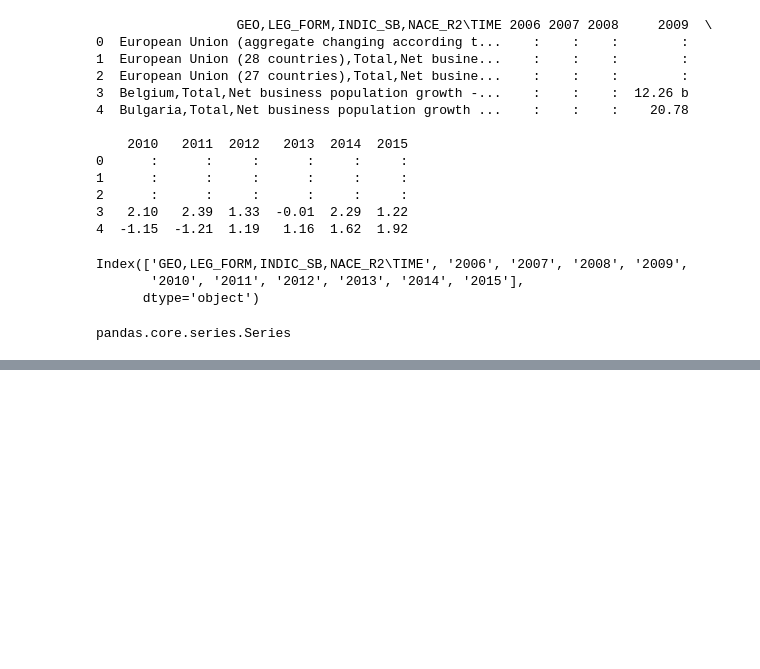
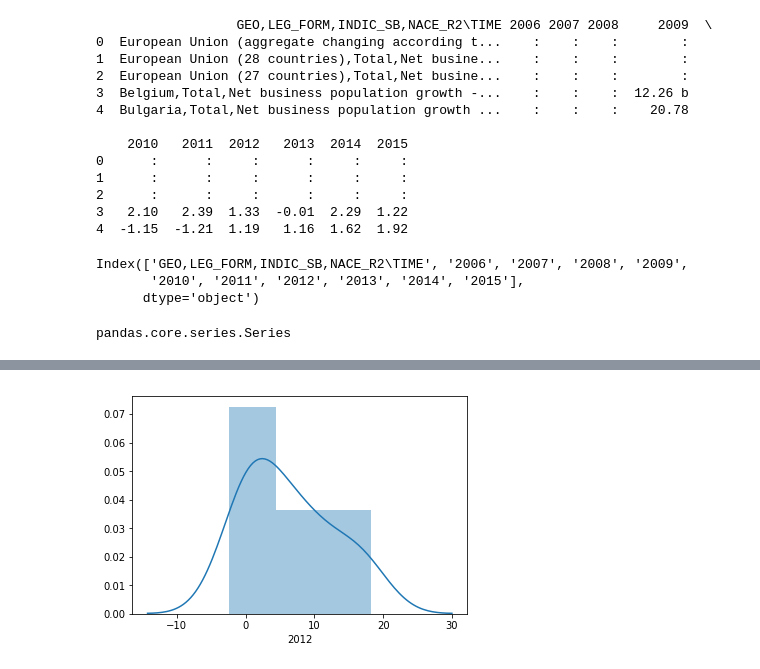
Before and after one commit to chasenberg/data_science, a Jupyter notebook: notebooks/explorer.ipynb, the cells around one changed output, grey strips where cells are left out. Drawn from its saved outputs; the diff is of its cells as text; code cells hidden in the pictures; blank space fills up the shorter version.

Commit message:
data wrangling done

```diff
--- a/notebooks/explorer.ipynb
+++ b/notebooks/explorer.ipynb
@@ -80,4 +74,5 @@ for column in df_germany.columns:
     df_germany[column].apply(lambda x: x.split(' ')[0].replace('e', ''))
 # %%
 for column in df_germany.columns:
-    df_germany[column].remove(' e')
+    column = str(column)
+    df_germany[column]  = df_germany[column].str.strip('e').str.strip('p')
@@ -86,3 +78,0 @@ AttributeError: 'Series' object has no attribute 'remove'
-# %%
-for column in df_germany.columns:
-    df_germany[column] = data[column].map(lambda x: x.rstrip(' e'))
@@ -93 +81,4 @@ TypeError: list indices must be integers or slices, not str
+# %%
+df_germany.apply(pd.to_numeric, args=('coerce',)).mean()
+df_germany =  df_germany.apply(pd.to_numeric, args=('coerce',))
 # %%
@@ -117,5 +92,7 @@ import numpy as np
 import matplotlib.pyplot as plt
 %matplotlib inline
 # %%
-sns.distplot(business_by_demography['2012']);
+sns.distplot(df_germany['2012']);
+# %% [output]
+[figure, added]
 # %%
```
Also changed, not shown: parts of 8 cells of this notebook.
